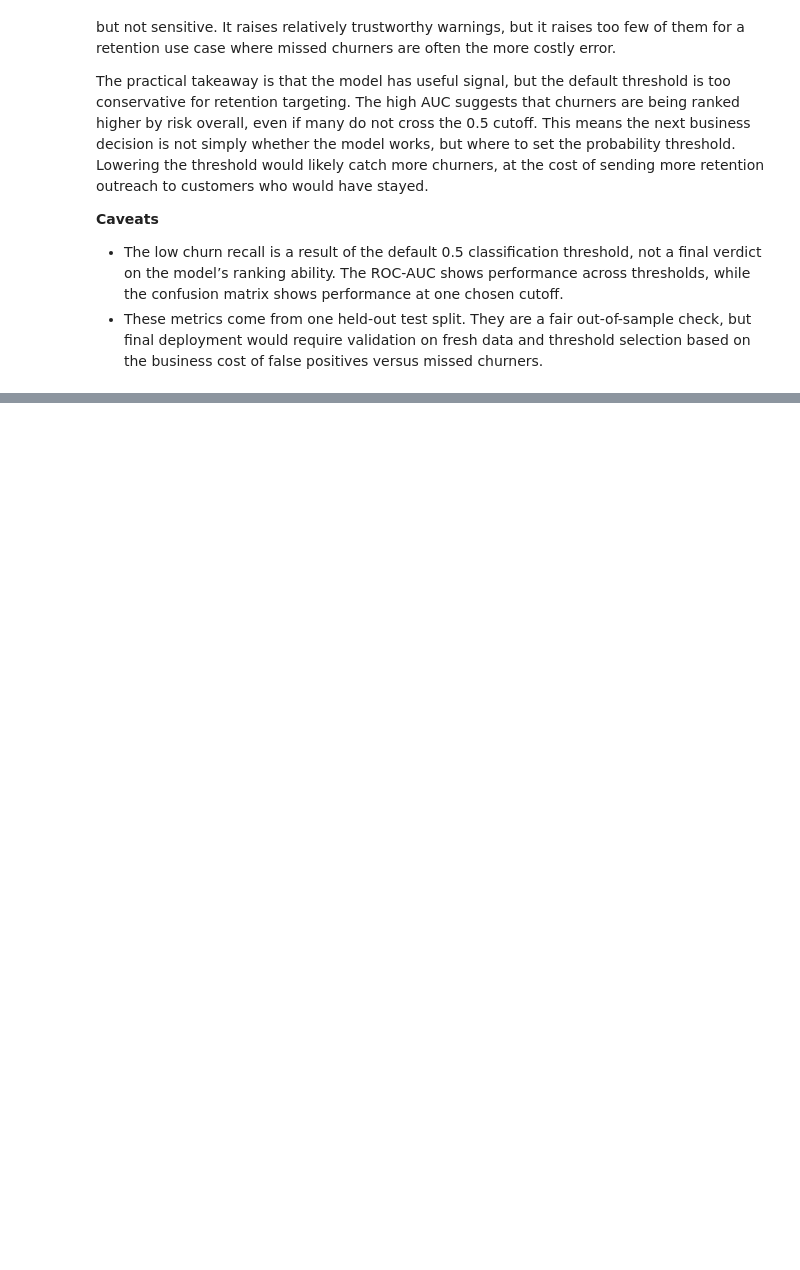
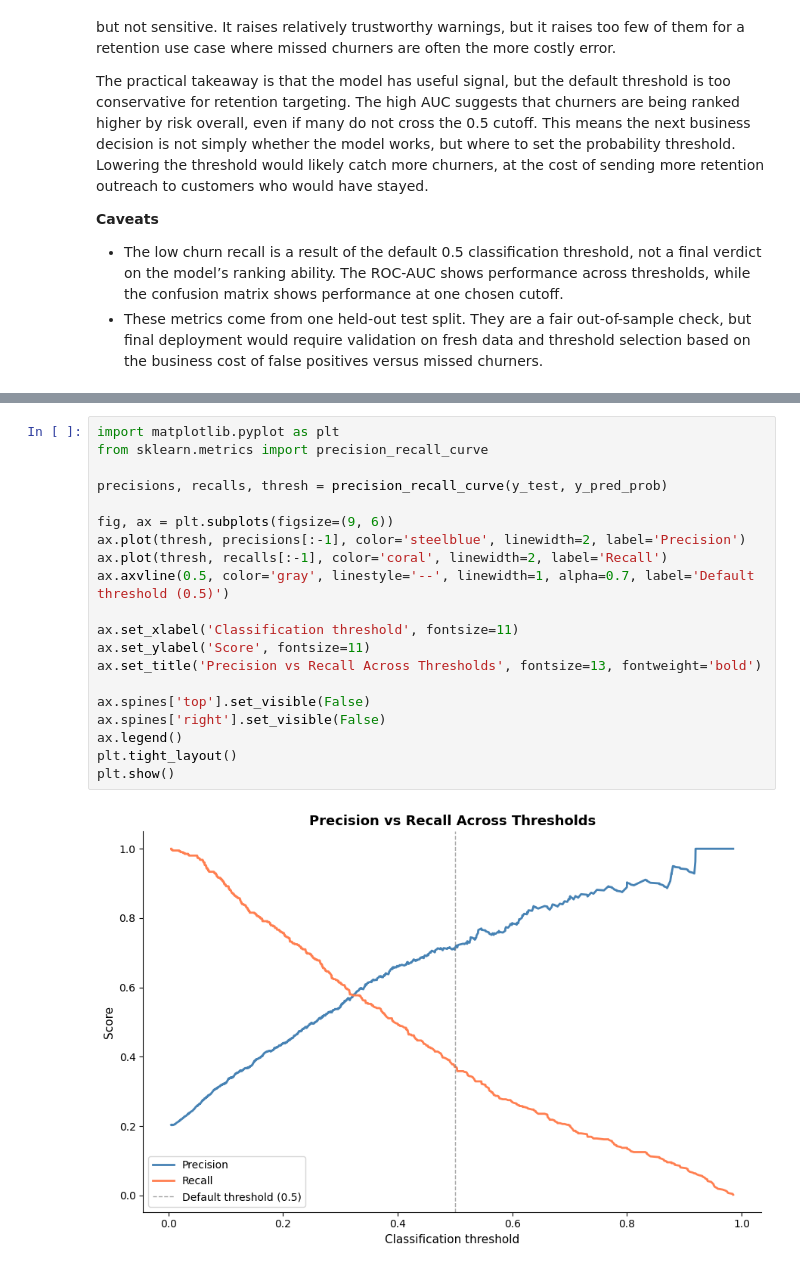
Before and after one commit to szymon-pasieka/bank-churn-analysis, a Jupyter notebook: 02_modeling.ipynb, the cells around one changed output, grey strips where cells are left out. Drawn from its saved outputs; the diff is of its cells as text; blank space fills up the shorter version.

Commit message:
Add threshold analysis and business recommendations

```diff
--- a/02_modeling.ipynb
+++ b/02_modeling.ipynb
@@ -279,0 +311,22 @@ The practical takeaway is that the model has useful signal, but the default thre
+# %%
+import matplotlib.pyplot as plt
+from sklearn.metrics import precision_recall_curve
+
+precisions, recalls, thresh = precision_recall_curve(y_test, y_pred_prob)
+
+fig, ax = plt.subplots(figsize=(9, 6))
+ax.plot(thresh, precisions[:-1], color='steelblue', linewidth=2, label='Precision')
+ax.plot(thresh, recalls[:-1], color='coral', linewidth=2, label='Recall')
+ax.axvline(0.5, color='gray', linestyle='--', linewidth=1, alpha=0.7, label='Default threshold (0.5)')
+
+ax.set_xlabel('Classification threshold', fontsize=11)
+ax.set_ylabel('Score', fontsize=11)
+ax.set_title('Precision vs Recall Across Thresholds', fontsize=13, fontweight='bold')
+
+ax.spines['top'].set_visible(False)
+ax.spines['right'].set_visible(False)
+ax.legend()
+plt.tight_layout()
+plt.show()
+# %% [output]
+[figure, added]
```
Also changed, not shown: parts of 5 cells of this notebook.
